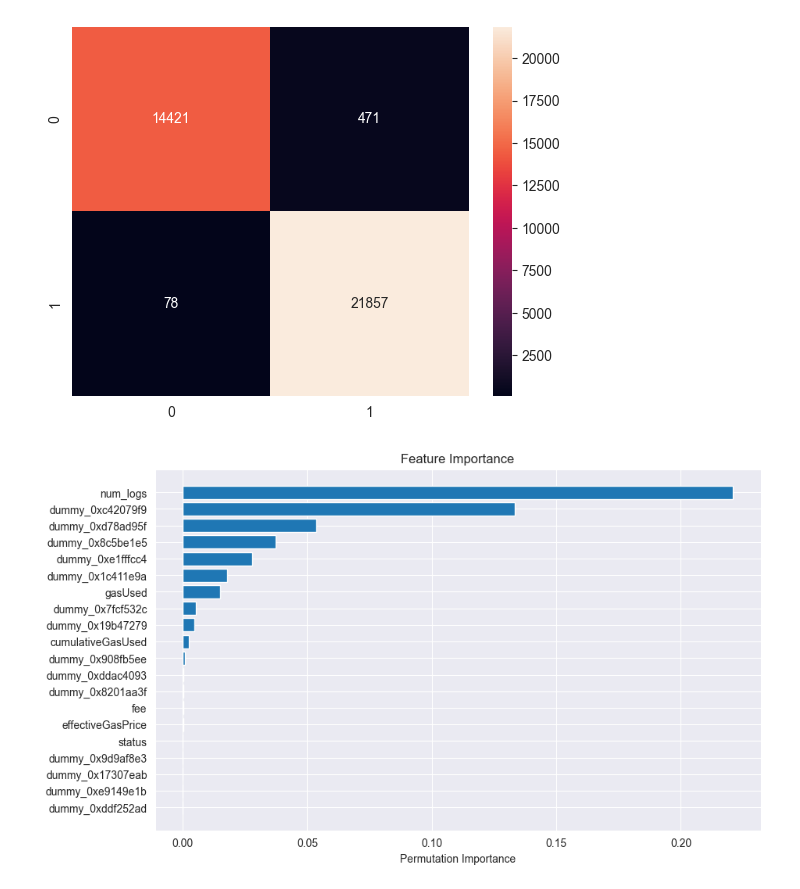
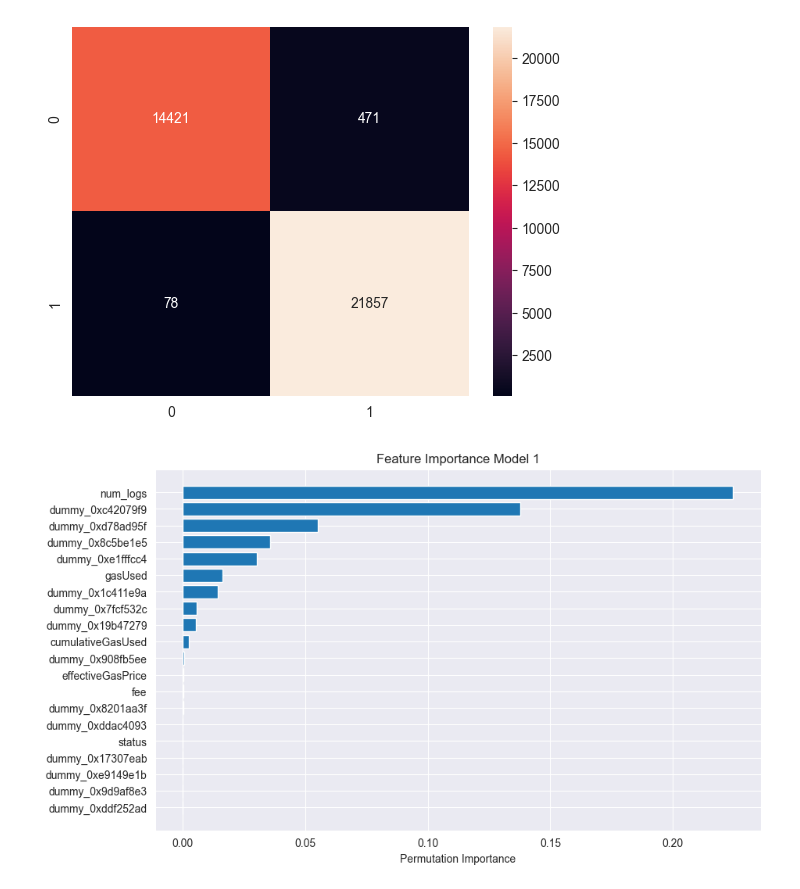
Before and after one commit to liamti5/Graph-Inverse-Reinforcement-Learning-for-MEV-Detection-on-Ethereum, a Jupyter notebook: notebooks/3.01-random-forest-features-edges.ipynb, the cells around one changed output. Cells and saved outputs as stored; diff of their text form; code cells hidden in the pictures.

```diff
--- a/notebooks/3.01-random-forest-features-edges.ipynb
+++ b/notebooks/3.01-random-forest-features-edges.ipynb
@@ -66,7 +67,7 @@ print(f"Best RMSE score: {-grid_search.best_score_:.3f}")
 Best parameters: {'classifier__n_estimators': 200, 'classifier__min_samples_split': 5, 'classifier__min_samples_leaf': 1, 'classifier__max_features': 'sqrt', 'classifier__max_depth': 30}
 Best RMSE score: -0.985
 # %%
-rf = best_model
+rf = mlflow.sklearn.load_model("mlflow-artifacts:/424550522144417923/33a23f4a31694fd39506499654d78f12/artifacts/best_estimator")
 # %%
 print("Train Accuracy:", rf.score(X_train, y_train))
 print("Test Accuracy:", rf.score(X_test, y_test))
@@ -94,15 +95,15 @@ plt.show()
 # %%
 perm_importance = permutation_importance(
     rf, X_test, y_test, n_repeats=10, random_state=42, n_jobs=-1
 )
 
 sorted_idx = perm_importance.importances_mean.argsort()
 
 plt.figure(figsize=(10, 6))
 plt.barh(range(len(sorted_idx)), perm_importance.importances_mean[sorted_idx])
 plt.yticks(range(len(sorted_idx)), X_test.columns[sorted_idx])
 plt.xlabel("Permutation Importance")
-plt.title("Feature Importance")
+plt.title("Feature Importance Model 1")
 plt.show()
 # %% [output]
-[figure, old version]
+[figure, new version]
```
Also changed, not shown: parts of 2 cells of this notebook, 2 other files.
